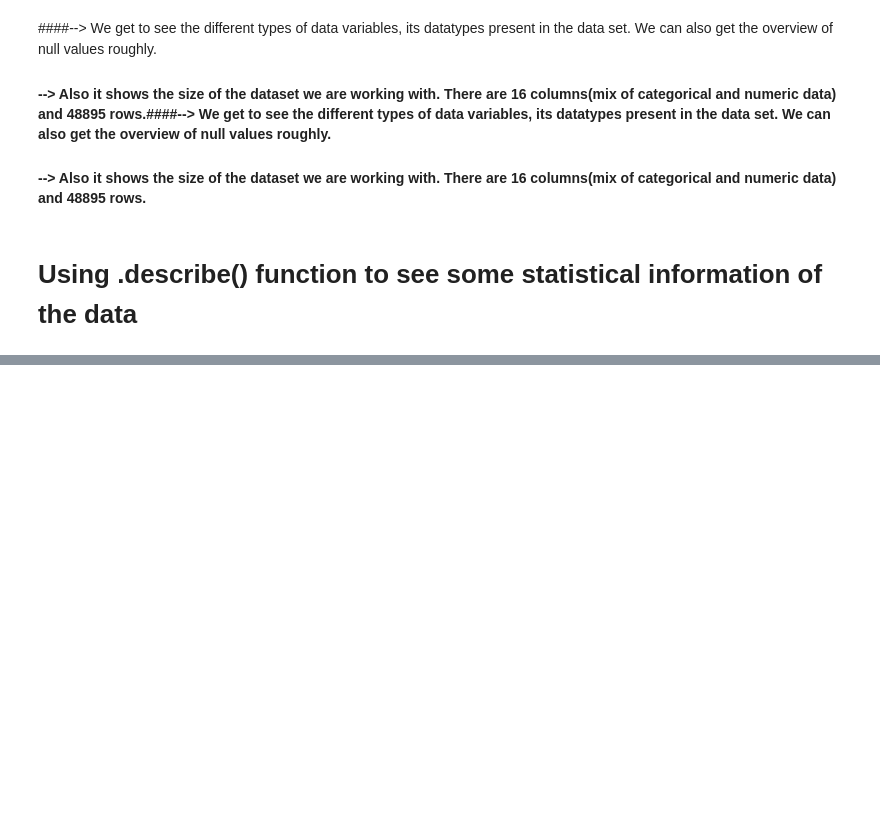
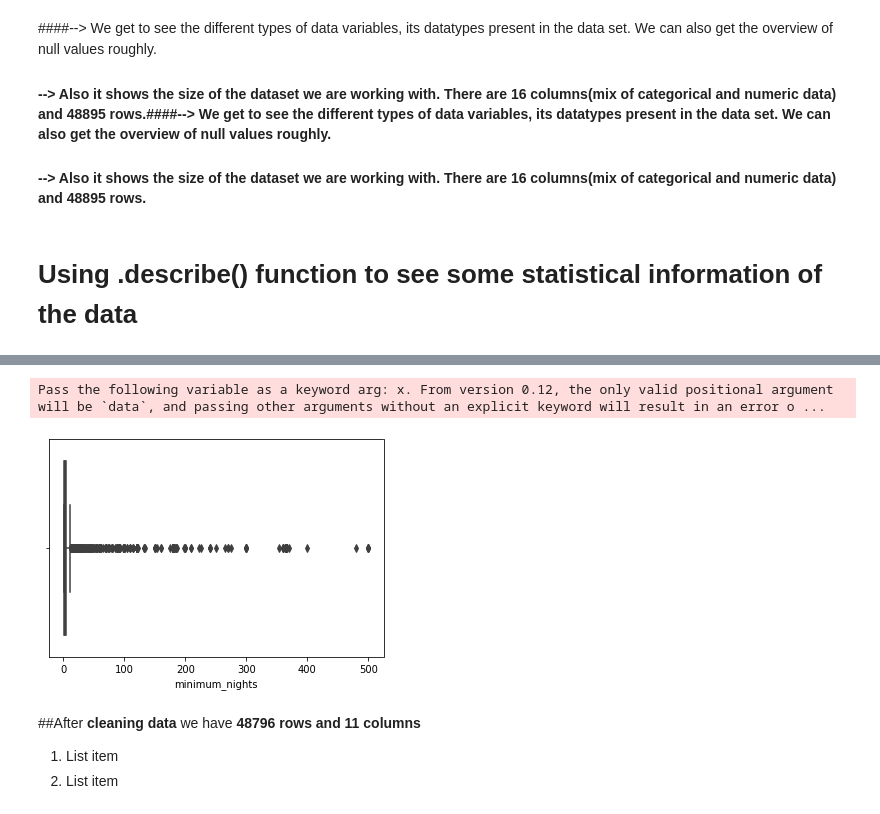
Before and after one commit to TanuRajput110/Airbnb-EDA-Project, a Jupyter notebook: Airbnb_Bookings_Analysis_Capstone_Project.ipynb, the cells around one changed output, grey strips where cells are left out. Saved outputs shown, nothing was run; the diff lists cells and outputs as text; code cells hidden in the pictures; blank space fills up the shorter version.

```diff
--- a/Airbnb_Bookings_Analysis_Capstone_Project.ipynb
+++ b/Airbnb_Bookings_Analysis_Capstone_Project.ipynb
@@ -97,0 +250,7 @@ df.describe()
+# %%
+high_min_limit = new_df['minimum_nights'].quantile(0.9999)
+print(high_min_limit)
+low_min_limit = new_df['minimum_nights'].quantile(0.0)
+print(low_min_limit)
+new_df1 = new_df[new_df['minimum_nights'] < high_min_limit]
+new_df1
@@ -97,0 +273,11 @@ df.describe()
+# %%
+sns.boxplot(new_df1['minimum_nights'])
+plt.show()
+# %% [output]
+Pass the following variable as a keyword arg: x. From version 0.12, the only valid positional argument will be `data`, and passing other arguments without an explicit keyword will result in an error o ...
+[figure, added]
+# %% [markdown]
+##After  **cleaning data** we have **48796 rows and 11 columns**
+
+1.   List item
+2.   List item
```
Also changed, not shown: parts of 21 cells of this notebook.
